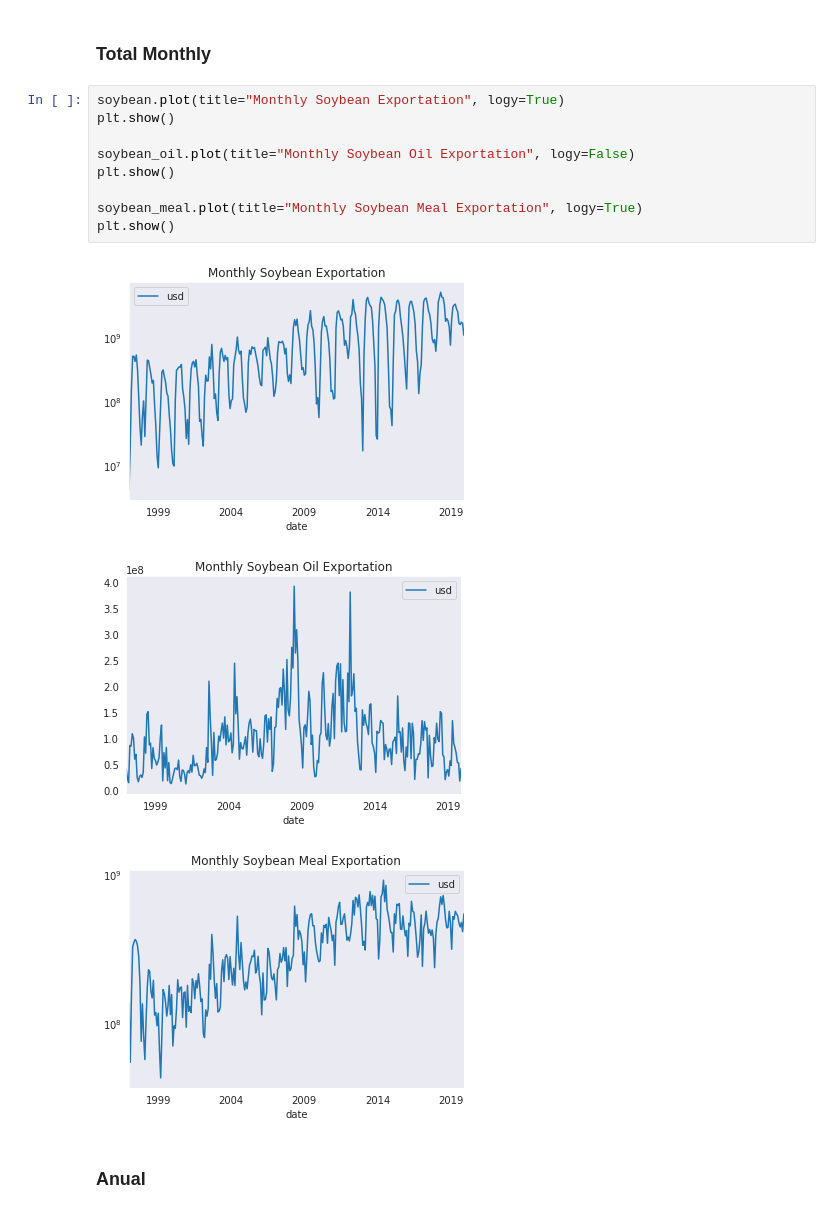
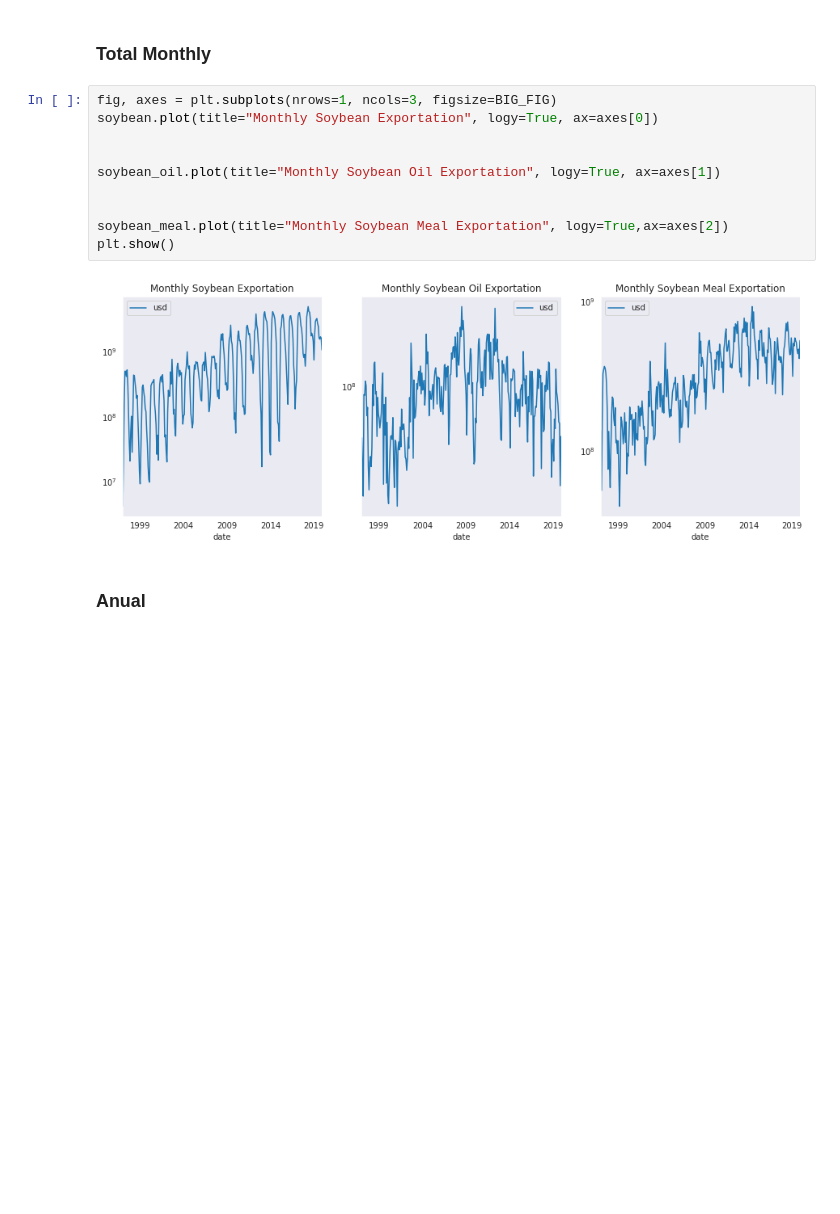
Before and after one commit to eduardo-vicentini/challenge, a Jupyter notebook: challenge2.ipynb, the cells around one changed output. Saved outputs shown, nothing was run; the diff lists cells and outputs as text; blank space fills up the shorter version.

Commit message:
figures

```diff
--- a/challenge2.ipynb
+++ b/challenge2.ipynb
@@ -76,18 +76,17 @@ soybean_oil
 # %% [markdown]
 ### Total Monthly
 # %%
-soybean.plot(title="Monthly Soybean Exportation", logy=True)
+fig, axes = plt.subplots(nrows=1, ncols=3, figsize=BIG_FIG)
+soybean.plot(title="Monthly Soybean Exportation", logy=True, ax=axes[0])
+
+
+soybean_oil.plot(title="Monthly Soybean Oil Exportation", logy=True, ax=axes[1])
+
+
+soybean_meal.plot(title="Monthly Soybean Meal Exportation", logy=True,ax=axes[2])
 plt.show()
-
-soybean_oil.plot(title="Monthly Soybean Oil Exportation", logy=False)
-plt.show()
-
-soybean_meal.plot(title="Monthly Soybean Meal Exportation", logy=True)
-plt.show()
 # %% [output]
-[figure, old version]
+[figure, new version]
-[figure, removed]
-[figure, removed]
 # %% [markdown]
 ### Anual
 # %%
```
Also changed, not shown: parts of 8 cells of this notebook.
